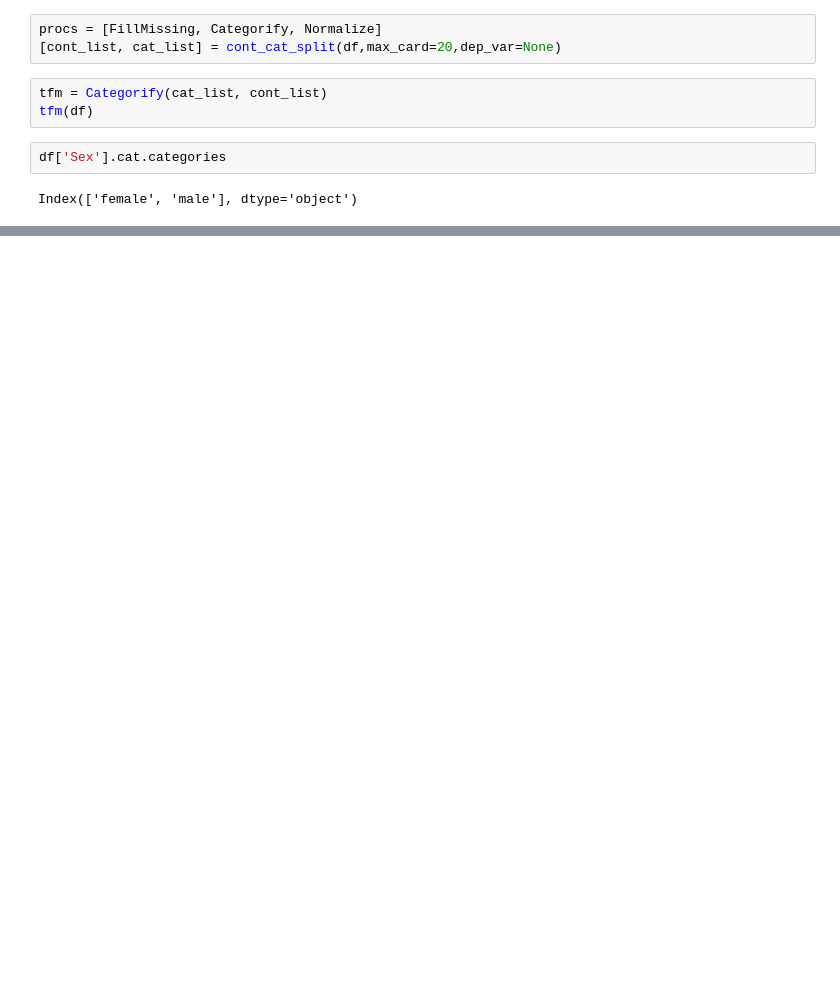
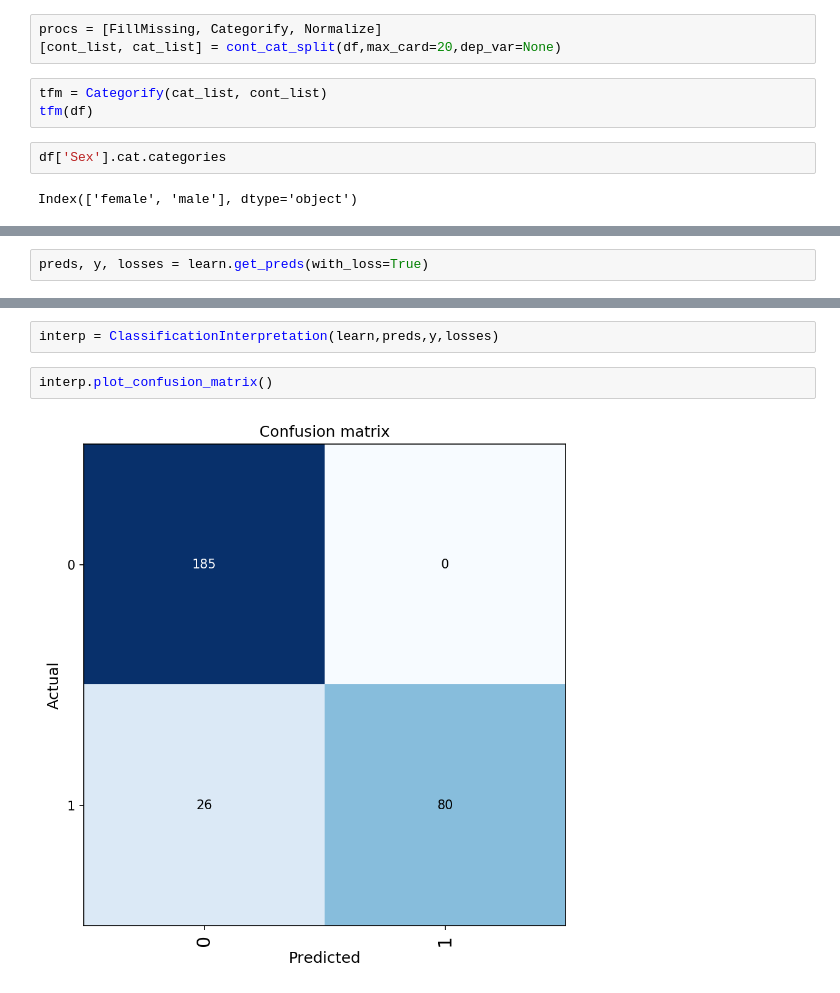
Before and after one commit to egilhe/KaggleComps, a Jupyter notebook: TitanicComp.ipynb, the cells around one changed output, grey strips where cells are left out. Cells and saved outputs as stored; diff of their text form; blank space fills up the shorter version.

```diff
--- a/TitanicComp.ipynb
+++ b/TitanicComp.ipynb
@@ -130,0 +183,2 @@ Index(['female', 'male'], dtype='object')
+# %%
+preds, y, losses = learn.get_preds(with_loss=True)
@@ -130,0 +187,6 @@ Index(['female', 'male'], dtype='object')
+# %%
+interp = ClassificationInterpretation(learn,preds,y,losses)
+# %%
+interp.plot_confusion_matrix()
+# %% [output]
+[figure, added]
```
Also changed, not shown: parts of 8 cells of this notebook.
